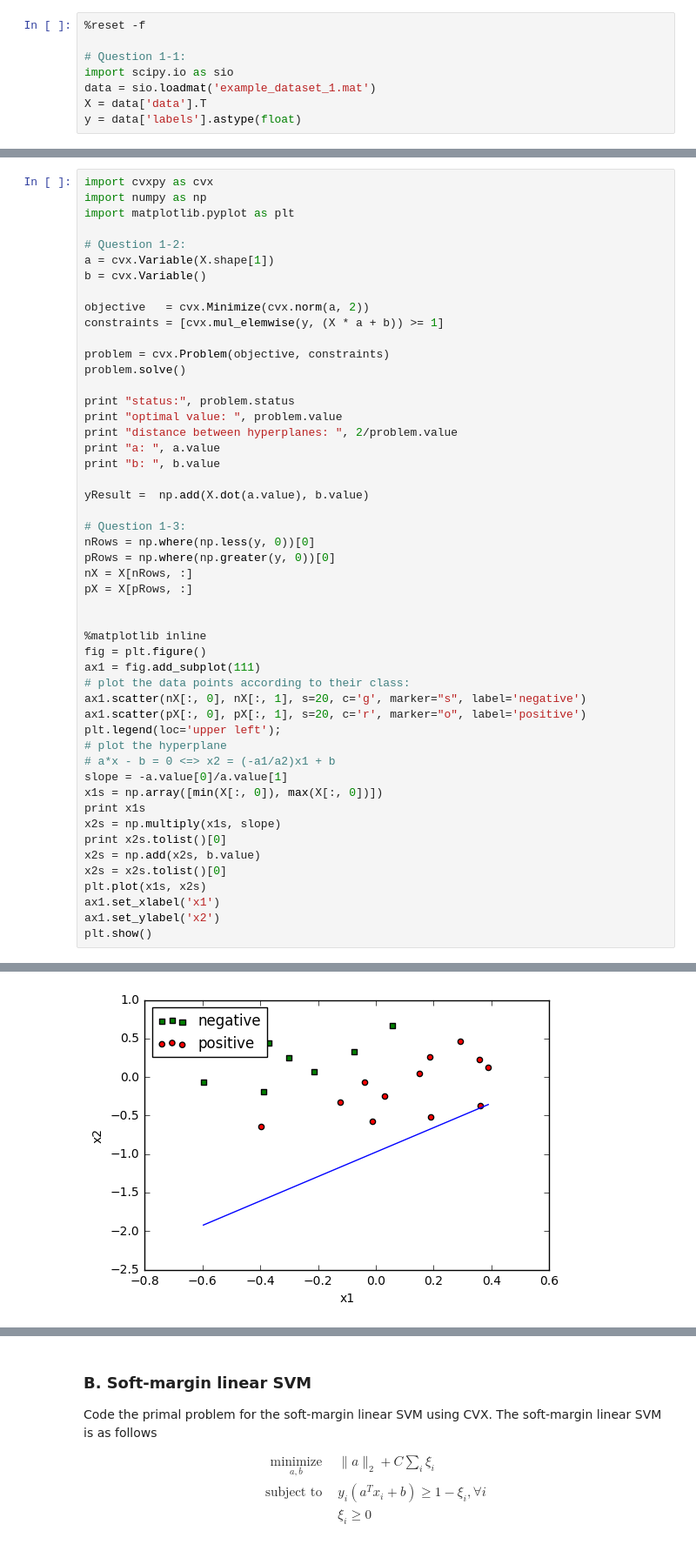
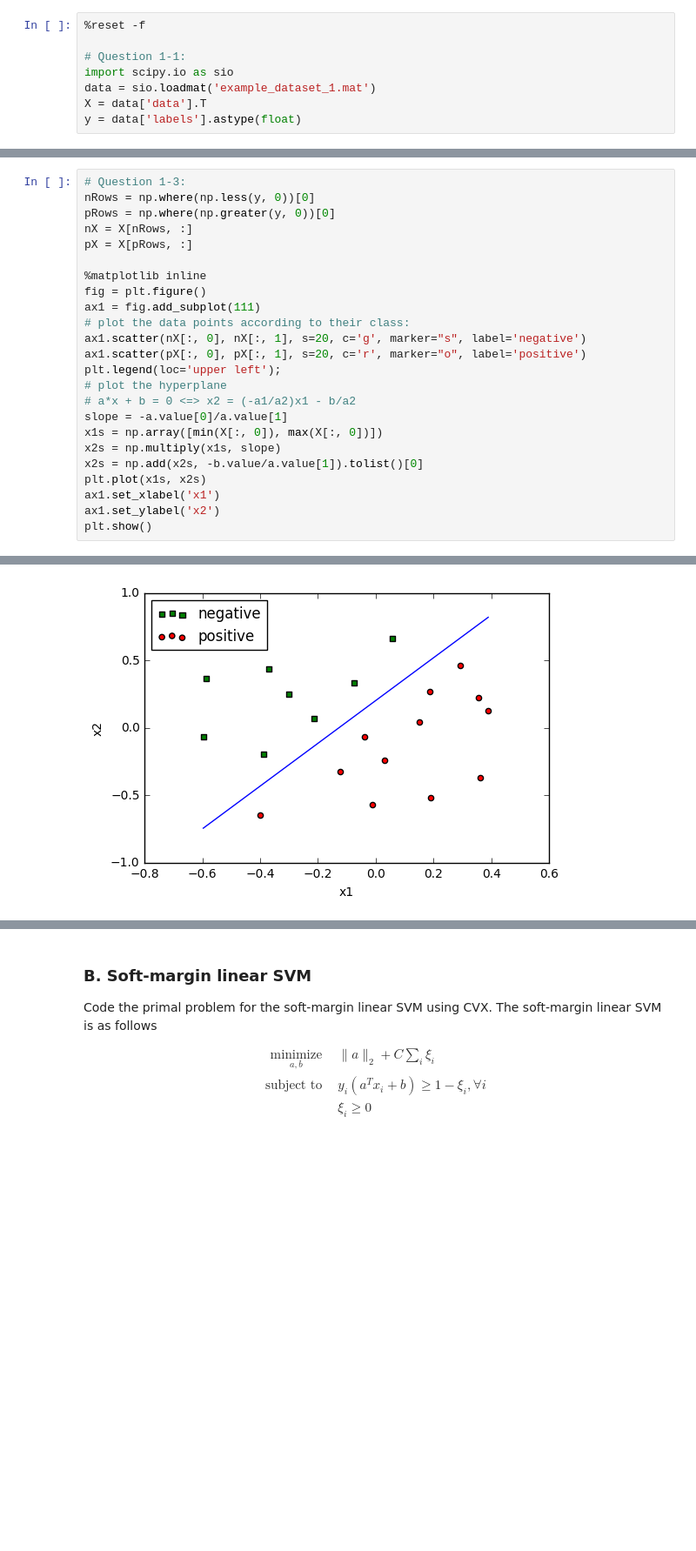
Before and after one commit to JohannesHeidecke/UPC-MAI-IML, a Jupyter notebook: exercise 3/supervised_exercise_3_johannes.ipynb, the cells around one changed output, grey strips where cells are left out. Shown at 87% size. Saved outputs shown, nothing was run; the diff lists cells and outputs as text; blank space fills up the shorter version.

Commit message:
finished question block 1

```diff
--- a/exercise 3/supervised_exercise_3_johannes.ipynb
+++ b/exercise 3/supervised_exercise_3_johannes.ipynb
@@ -121,32 +148,9 @@ y = data['labels'].astype(float)
 # %%
-import cvxpy as cvx
-import numpy as np
-import matplotlib.pyplot as plt
-
-# Question 1-2:
-a = cvx.Variable(X.shape[1])
-b = cvx.Variable()
-
-objective   = cvx.Minimize(cvx.norm(a, 2))
-constraints = [cvx.mul_elemwise(y, (X * a + b)) >= 1]
-
-problem = cvx.Problem(objective, constraints)
-problem.solve()
-
-print "status:", problem.status
-print "optimal value: ", problem.value
-print "distance between hyperplanes: ", 2/problem.value
-print "a: ", a.value
-print "b: ", b.value
-
-yResult =  np.add(X.dot(a.value), b.value)
-
 # Question 1-3:
 nRows = np.where(np.less(y, 0))[0]
 pRows = np.where(np.greater(y, 0))[0]
 nX = X[nRows, :]
 pX = X[pRows, :]
-
 
 %matplotlib inline
 fig = plt.figure()
@@ -156,14 +160,11 @@ ax1.scatter(nX[:, 0], nX[:, 1], s=20, c='g', marker="s", label='negative')
 ax1.scatter(pX[:, 0], pX[:, 1], s=20, c='r', marker="o", label='positive')
 plt.legend(loc='upper left');
 # plot the hyperplane
-# a*x - b = 0 <=> x2 = (-a1/a2)x1 + b
+# a*x + b = 0 <=> x2 = (-a1/a2)x1 - b/a2
 slope = -a.value[0]/a.value[1]
 x1s = np.array([min(X[:, 0]), max(X[:, 0])])
-print x1s
 x2s = np.multiply(x1s, slope)
-print x2s.tolist()[0]
-x2s = np.add(x2s, b.value)
-x2s = x2s.tolist()[0]
+x2s = np.add(x2s, -b.value/a.value[1]).tolist()[0]
 plt.plot(x1s, x2s)
 ax1.set_xlabel('x1')
 ax1.set_ylabel('x2')
@@ -180 +173 @@ b:  0.975177304056
-[figure, old version]
+[figure, new version]
```
Also changed, not shown: parts of 5 cells of this notebook.
